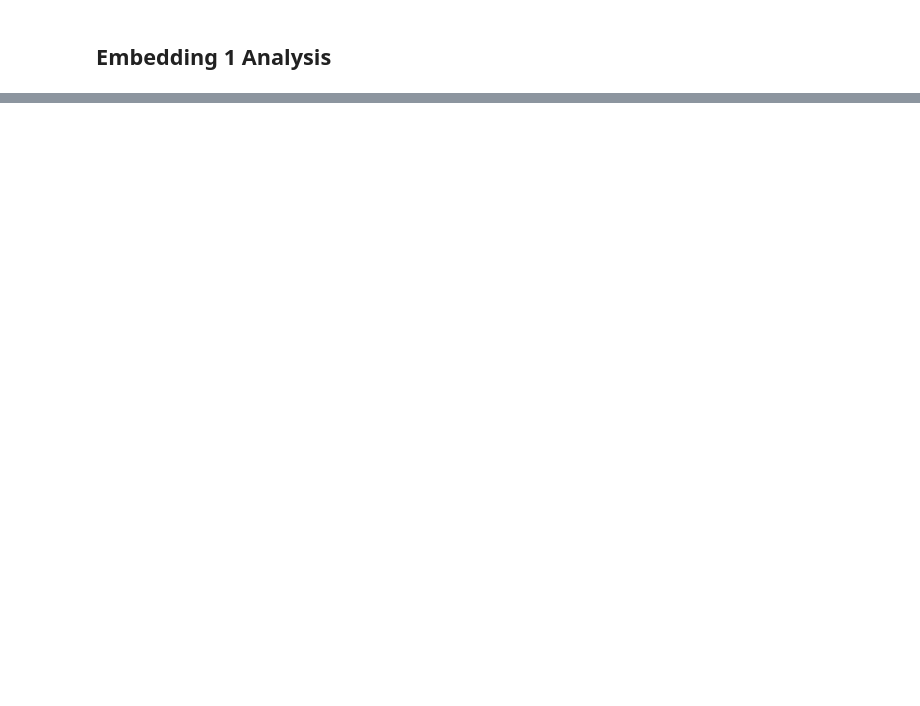
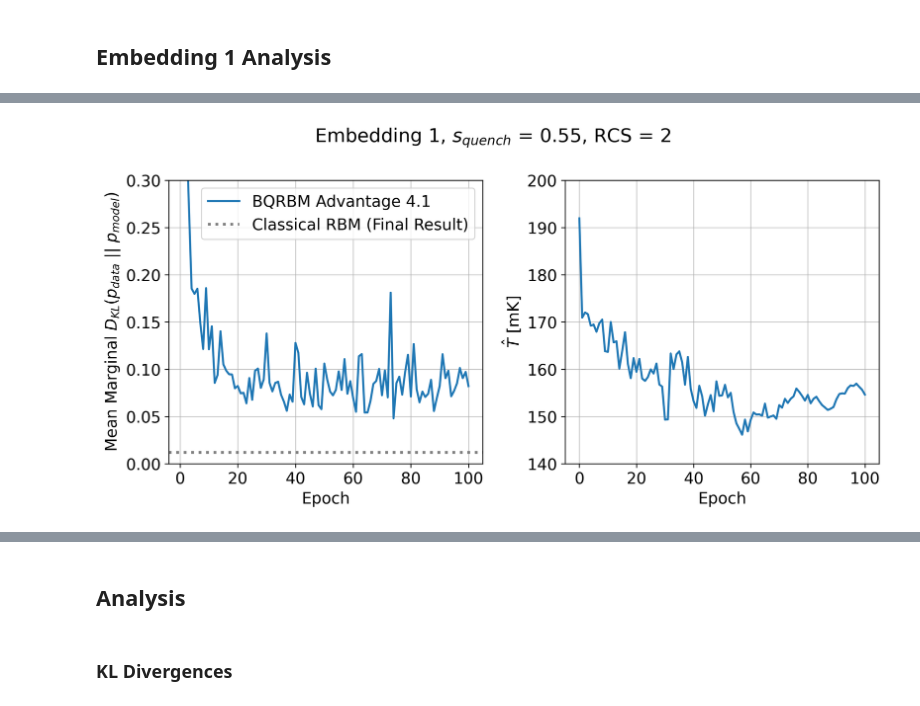
Before and after one commit to cameronperot/qbm-quant-finance, a Jupyter notebook: notebooks/qbm_log_returns.ipynb, the cells around one changed output, grey strips where cells are left out. Drawn from its saved outputs; the diff is of its cells as text; code cells hidden in the pictures; blank space fills up the shorter version.

```diff
--- a/notebooks/qbm_log_returns.ipynb
+++ b/notebooks/qbm_log_returns.ipynb
@@ -312,0 +806,19 @@ time: 2.59 ms (started: 2022-02-08 16:29:17 +01:00)
+# %%
+embedding_id = 1
+model_name = f"model-final"
+model_path = (
+    models_dir
+    / f"embedding_{embedding_id:02}/{model_name}.pkl"
+)
+model_final = BQRBM.load(model_path)
+
+dkls_final = {}
+ccs_final = {}
+beta_final = {}
+dkls_final[embedding_id] = [
+    x["value"]["dkls"].mean().mean() for x in model_final.callback_outputs
+]
+ccs_final[embedding_id] = [
+    x["value"]["ccs"].abs().mean().mean() for x in model_final.callback_outputs
+]
+beta_final[embedding_id] = model_final.beta_history
@@ -312,0 +827,57 @@ time: 2.59 ms (started: 2022-02-08 16:29:17 +01:00)
+# %%
+def smooth(x, k=1):
+    x_out = np.zeros(len(x))
+    for i in range(len(x)):
+        x_out[i] = np.mean(x[i - min((k - 1, i)) : i + 1])
+    return x_out
+
+
+fig, ax = plt.subplots(1, 2, figsize=(10, 5), dpi=300)
+markers = ["o", "^", "v", "<", ">", "s", "p", "*", "P", "X"]
+colors = [
+    "tab:blue",
+    "tab:orange",
+    "tab:green",
+    "tab:red",
+    "tab:purple",
+    "tab:brown",
+    "tab:pink",
+    "tab:gray",
+    "tab:olive",
+    "tab:cyan",
+]
+for i, (embedding_id, dkl) in enumerate(dkls_final.items()):
+    ax[0].plot(
+        range(1, len(dkl) + 1),
+        smooth(dkl),
+        label=f"BQRBM Advantage 4.1",
+        color=colors[i],
+        linewidth=1.8,
+    )
+for i, (embedding_id, betas) in enumerate(beta_final.items()):
+    ax[1].plot(
+        range(len(betas)), smooth(1 / k_B / np.array(betas) * 1000), color=colors[i], linewidth=1.8,
+    )
+ax[0].axhline(
+    0.012,
+    color="tab:gray",
+    linewidth=2.5,
+    linestyle="dotted",
+    label="Classical RBM (Final Result)",
+)
+fig.suptitle("Embedding 1, $s_{quench}$ = 0.55, RCS = 2")
+ax[0].set_ylabel(r"Mean Marginal $D_{KL}(p_{data} \ || \ p_{model})$")
+ax[1].set_ylabel(r"$\hat{T}$ [mK]")
+ax[0].set_xlabel("Epoch")
+ax[1].set_xlabel("Epoch")
+ax[0].set_xticks(np.arange(0, 105, 20))
+ax[1].set_xticks(np.arange(0, 105, 20))
+ax[1].set_yticks(np.arange(140, 210, 10))
+ax[0].set_ylim((0, 0.3))
+ax[0].grid(alpha=0.7)
+ax[1].grid(alpha=0.7)
+ax[0].legend()
+plt.tight_layout()
+plt.savefig(plots_dir / "full_run.png")
+# %% [output]
+[figure, added]
@@ -312,0 +885,2 @@ time: 2.59 ms (started: 2022-02-08 16:29:17 +01:00)
+# %% [markdown]
+## Analysis
@@ -312,0 +902,2 @@ time: 2.59 ms (started: 2022-02-08 16:29:17 +01:00)
+# %% [markdown]
+### KL Divergences
```
Also changed, not shown: parts of 29 cells of this notebook, 4 other files.
